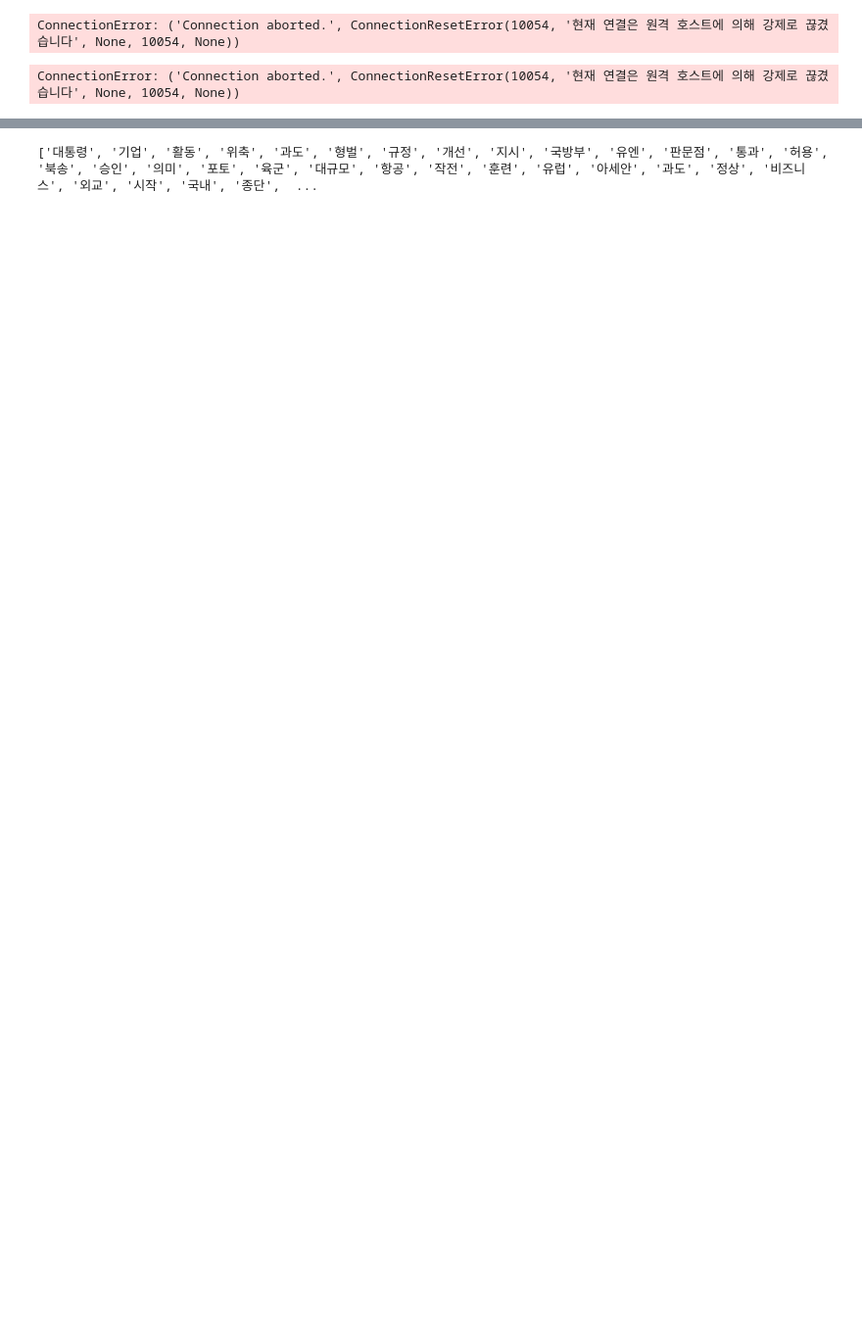
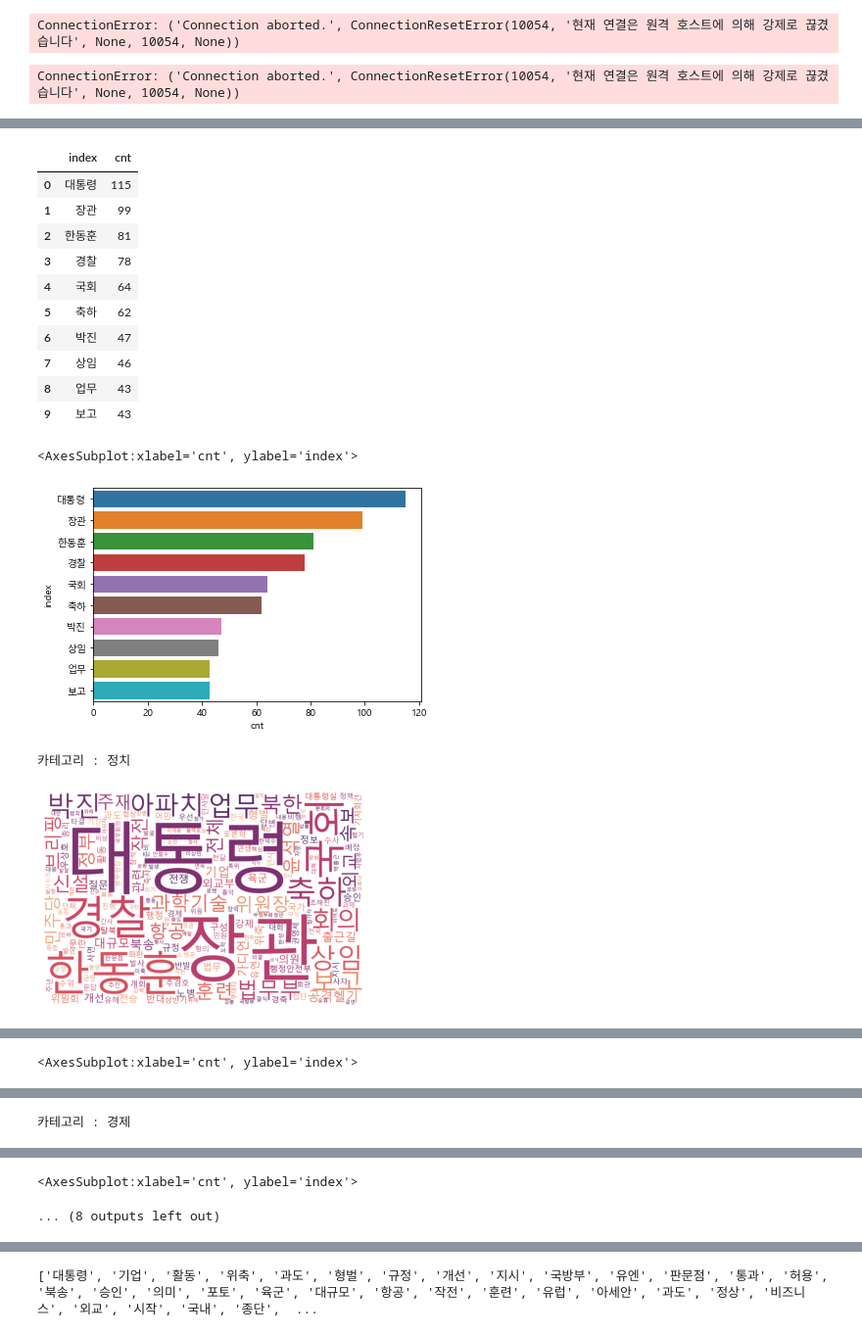
Before and after one commit to Toddbear20/Toddbear20, a Jupyter notebook: m2_분석라이브러리활용/crawling/web_crawling_2.ipynb, the cells around one changed output, grey strips where cells are left out. Shown at 98% size. Drawn from its saved outputs; the diff is of its cells as text; code cells hidden in the pictures; blank space fills up the shorter version.

```diff
--- a/m2_분석라이브러리활용/crawling/web_crawling_2.ipynb
+++ b/m2_분석라이브러리활용/crawling/web_crawling_2.ipynb
@@ -1208,9 +1229,3 @@ for big in bigcats:
                 newslinks = list(set(newslinks)) #중복기사 제거
 # %% [output]
 ConnectionError: ('Connection aborted.', ConnectionResetError(10054, '현재 연결은 원격 호스트에 의해 강제로 끊겼습니다', None, 10054, None))
-# %%
-for big in bigcats:
-    for cat in bigcats[big]:
-        for i in range(15):
-            url = 'https://news.naver.com/main/list.naver?mode=LS2D&sid2='+str(cat)+'&sid1='+str(big)+'&mid=shm&date=20220726&page='+str(i+1)
-            print(url)
@@ -1234,0 +1232,5 @@ https://news.naver.com/main/list.naver?mode=LS2D&sid2=228&sid1=105&mid=shm&date=
+# %%
+import pandas as pd
+
+news_df = pd.read_json('news_df')
+news_df.duplicated().sum()
@@ -1244,0 +1275,62 @@ m
+# %%
+import re
+rc('font', family='Malgun Gothic')
+plt.rcParams['axes.unicode_minus'] = False
+from konlpy.tag import Okt
+from wordcloud import WordCloud
+import matplotlib.pyplot as plt
+
+mask_poli = (news_df.category==264)|(news_df.category==265)|(news_df.category==267)|(news_df.category==268)
+mask_econo = (news_df.category==259)|(news_df.category==258)|(news_df.category==261)|(news_df.category==262)|(news_df.category==260)
+mask_life = (news_df.category==241)|(news_df.category==237)|(news_df.category==242)|(news_df.category==248)|(news_df.category==245)
+mask_sci = (news_df.category==227)|(news_df.category==230)|(news_df.category==283)|(news_df.category==228)
+
+li = [mask_poli,mask_econo,mask_life,mask_sci]
+cat= {0:'정치',1:'경제',2:'생활',3:'과학'}
+for i in range(4):
+        title_list = news_df[li[i]]['news'].tolist()
+        text = ' '.join(title_list)
+        text = re.sub('[^0-9가-힣]+',' ',text)
+
+        okt = Okt()
+        morph = okt.pos(text)
+        noun_list = []
+        for word, tag in morph:
+            if (tag == 'Noun') & (len(word) > 1):
+                noun_list.append(word)
+        # print(morph)
+        # print(noun_list[:100])
+
+        count = Counter(noun_list)
+        data = dict(count.most_common())
+
+        series = pd.Series(data)
+        df = pd.DataFrame(series, columns=['cnt'])
+        df10 = df.sort_values(by='cnt',ascending=False)[:10]
+        df10.reset_index(inplace=True)
+        display(df10)
+
+        display(sns.barplot(y='index', x='cnt', data=df10, orient='h'))
+        plt.show();
+        wordcloud = WordCloud(font_path='../visualization/dataset/malgun.ttf', background_color='white',
+                             colormap='flare',width=1500,height=1000).generate_from_frequencies(data)
+        print(f'카테고리 : {cat[i]}')
+        plt.imshow(wordcloud)
+        plt.axis('off')
+        plt.show();
+# %% [output]
+|  | index | cnt |
+| 0 | 대통령 | 115 |
+| 1 | 장관 | 99 |
+| 2 | 한동훈 | 81 |
+| 3 | 경찰 | 78 |
+| 4 | 국회 | 64 |
+| 5 | 축하 | 62 |
+| 6 | 박진 | 47 |
+| 7 | 상임 | 46 |
+| 8 | 업무 | 43 |
+| 9 | 보고 | 43 |
+<AxesSubplot:xlabel='cnt', ylabel='index'>
+[figure, added]
+카테고리 : 정치
+[figure, added]
@@ -1244,0 +1348 @@ m
+<AxesSubplot:xlabel='cnt', ylabel='index'>
@@ -1244,0 +1350 @@ m
+카테고리 : 경제
@@ -1244,0 +1363,2 @@ m
+<AxesSubplot:xlabel='cnt', ylabel='index'>
+... (8 outputs left out)
```
Also changed, not shown: parts of 37 cells of this notebook, 3 other files.
